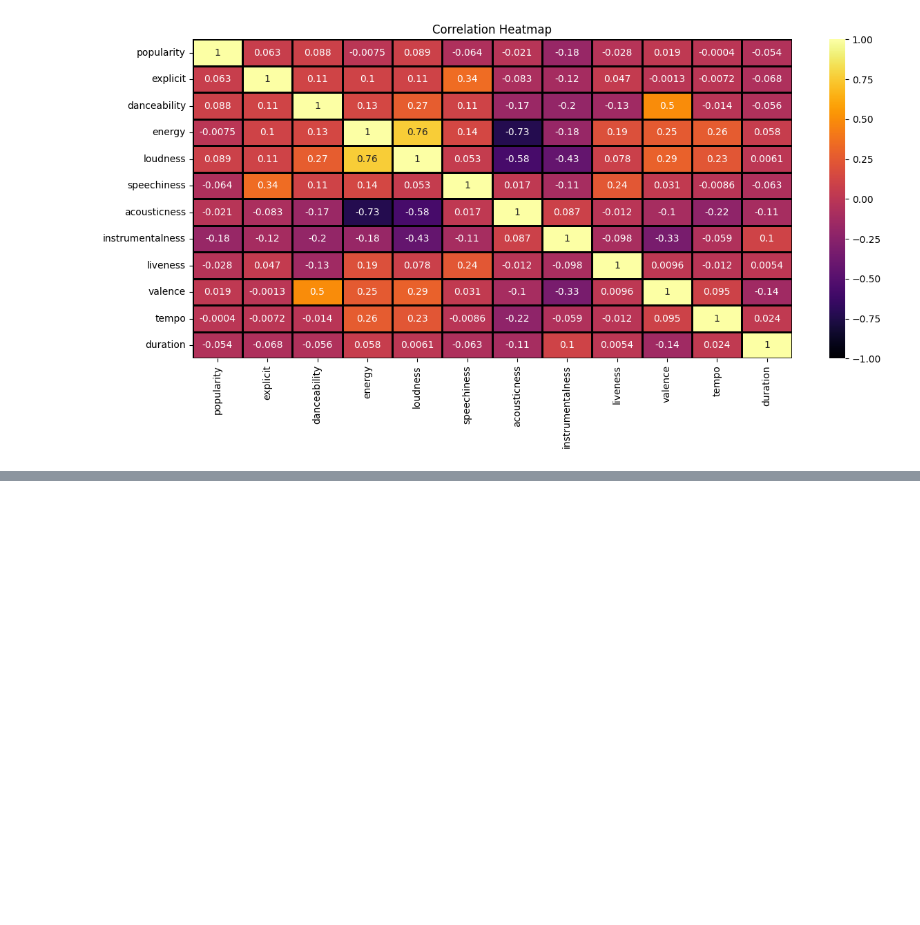
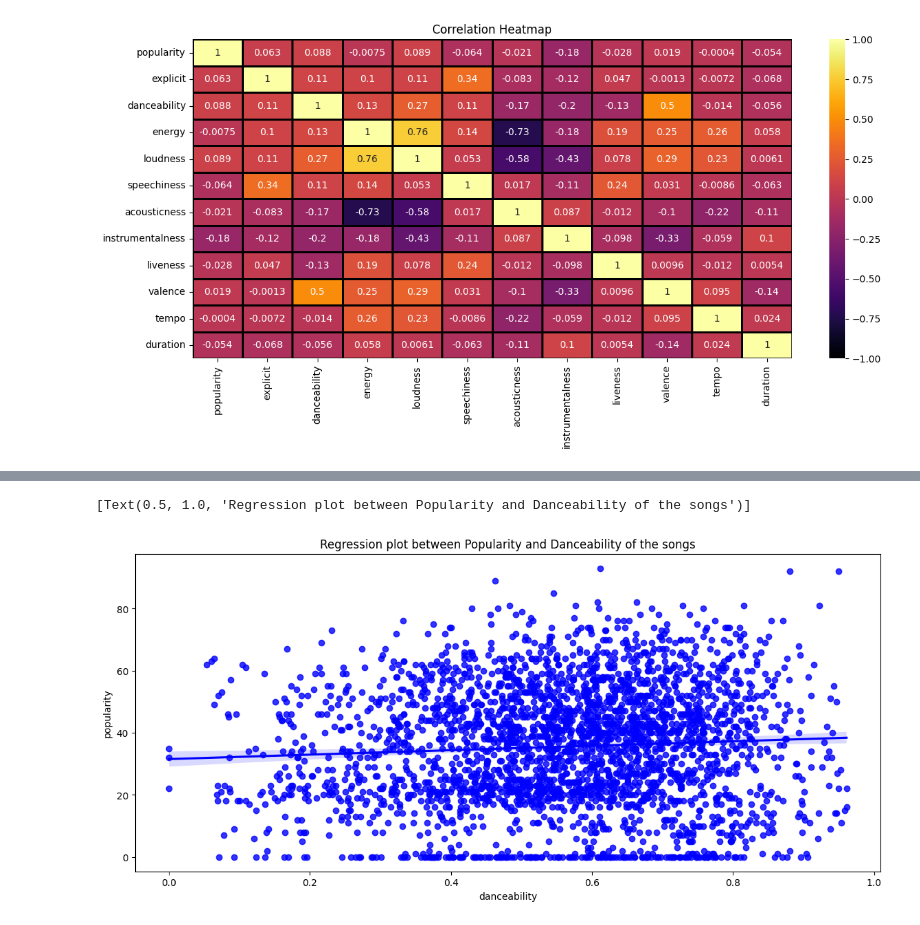
Before and after one commit to AcV134/Spotify-Data-Analysis, a Jupyter notebook: spotify_data_analysis.ipynb, the cells around one changed output, grey strips where cells are left out. Drawn from its saved outputs; the diff is of its cells as text; code cells hidden in the pictures; blank space fills up the shorter version.

```diff
--- a/spotify_data_analysis.ipynb
+++ b/spotify_data_analysis.ipynb
@@ -177,0 +191,7 @@ heatmap.set_xticklabels(heatmap.get_xticklabels(),rotation = 90)
+# %%
+#Regression Plot between Popularity and Acousticness of the songs
+plt.figure(figsize=(14,6))
+sns.regplot(data = df_sam, x = 'danceability', y = 'popularity',color = 'blue').set(title = 'Regression plot between Popularity and Danceability of the songs')
+# %% [output]
+[Text(0.5, 1.0, 'Regression plot between Popularity and Danceability of the songs')]
+[figure, added]
```
Also changed, not shown: parts of 2 cells of this notebook.
